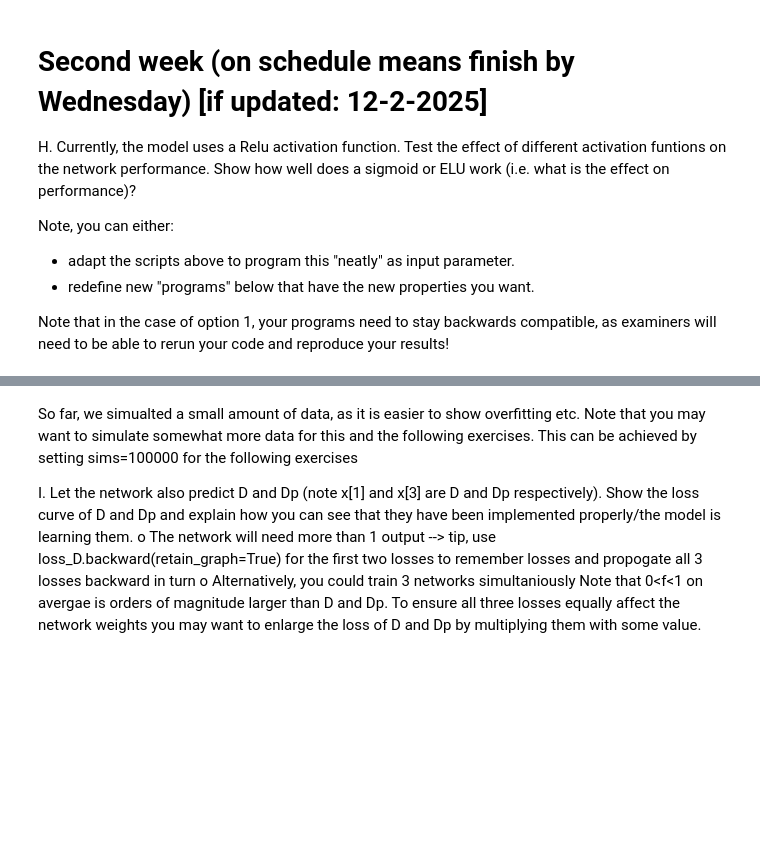
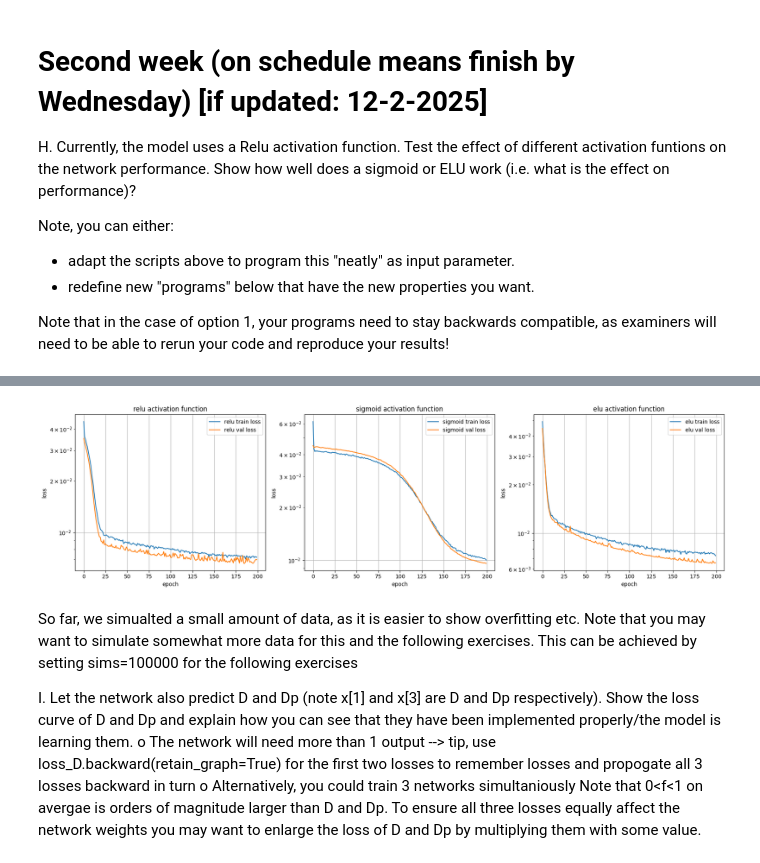
Before and after one commit to yoadvp-bit/Medical_deep_learning, a Jupyter notebook: Assignment 1/exercise_1.ipynb, the cells around one changed output, grey strips where cells are left out. Saved outputs shown, nothing was run; the diff lists cells and outputs as text; code cells hidden in the pictures; blank space fills up the shorter version.

```diff
--- a/Assignment 1/exercise_1.ipynb
+++ b/Assignment 1/exercise_1.ipynb
@@ -162,11 +185,18 @@ def init_weights(m):
 # %% [markdown]
 train your first network
 # %%
-def train_network(name, epochs=200, learningrate=0.1, hidden_layers=2, hidden_width=5, seed=42, optimizer='SGD', bvalues=bvalues, batch_size=16, sims=1000, sim_seed=69):
+def train_network(name, epochs=200, learningrate=0.1, hidden_layers=2, hidden_width=5, seed=42, optimizer='SGD', bvalues=bvalues, batch_size=16, sims=1000, sim_seed=69, activation_function='relu'):
 
     trainloader, inferloader, testloader = sim_dat(bvalues, batch_size=batch_size, sims=sims, seed=sim_seed)
 
-    model = make_model(n_inputs=len(bvalues), n_hidden=hidden_layers, hidden_width=hidden_width, n_outputs=1)
+    if activation_function == 'relu':
+        model = make_model(n_inputs=len(bvalues), n_hidden=hidden_layers, hidden_width=hidden_width, n_outputs=1)
+
+    elif activation_function == 'sigmoid':
+        model = make_model(n_inputs=len(bvalues), n_hidden=hidden_layers, hidden_width=hidden_width, n_outputs=1, activation_function='sigmoid')
+
+    elif activation_function == 'elu':
+        model = make_model(n_inputs=len(bvalues), n_hidden=hidden_layers, hidden_width=hidden_width, n_outputs=1, activation_function='elu')
 
     # initialize model --> we did this above, but during the exercise, you might be re-running this part of the script several times with different settings. This way we make sure you re-initiate the training and don't continue in the last model
     model.apply(init_weights)
@@ -860,3 +890,26 @@ Note, you can either:
 - redefine new "programs" below that have the new properties you want.
 
 Note that in the case of option 1, your programs need to stay backwards compatible, as examiners will need to be able to rerun your code and reproduce your results!
+# %%
+# Test for different activation functions
+
+act_functions = ['relu', 'sigmoid', 'elu']
+
+fig, axs = plt.subplots(1, 3, figsize=(18, 5))
+
+for i, function in enumerate(act_functions):
+    plot_data_G, SD_test_G, sys_test_G, test_loss_G = train_network('test_SGD', optimizer='SGD', activation_function=function)
+
+    axs[i].semilogy(plot_data_G['train_loss'], label=f'{function} train loss')
+    axs[i].semilogy(plot_data_G['val_loss'], label=f'{function} val loss')
+    axs[i].set_xlabel('epoch')
+    axs[i].set_ylabel('loss')
+    axs[i].legend()
+    axs[i].grid(True)
+    axs[i].set_title(f'{function} activation function')
+
+plt.legend
+plt.tight_layout()
+
+plt.show()
+# %% [output]
@@ -863,3 +922,4 @@ Note that in the case of option 1, your programs need to stay backwards compatib
+[figure, added]
 # %% [markdown]
 So far, we simualted a small amount of data, as it is easier to show overfitting etc. Note that you may want to simulate somewhat more data for this and the following exercises. This can be achieved by setting sims=100000 for the following exercises
 
```
Also changed, not shown: parts of 2 cells of this notebook.
